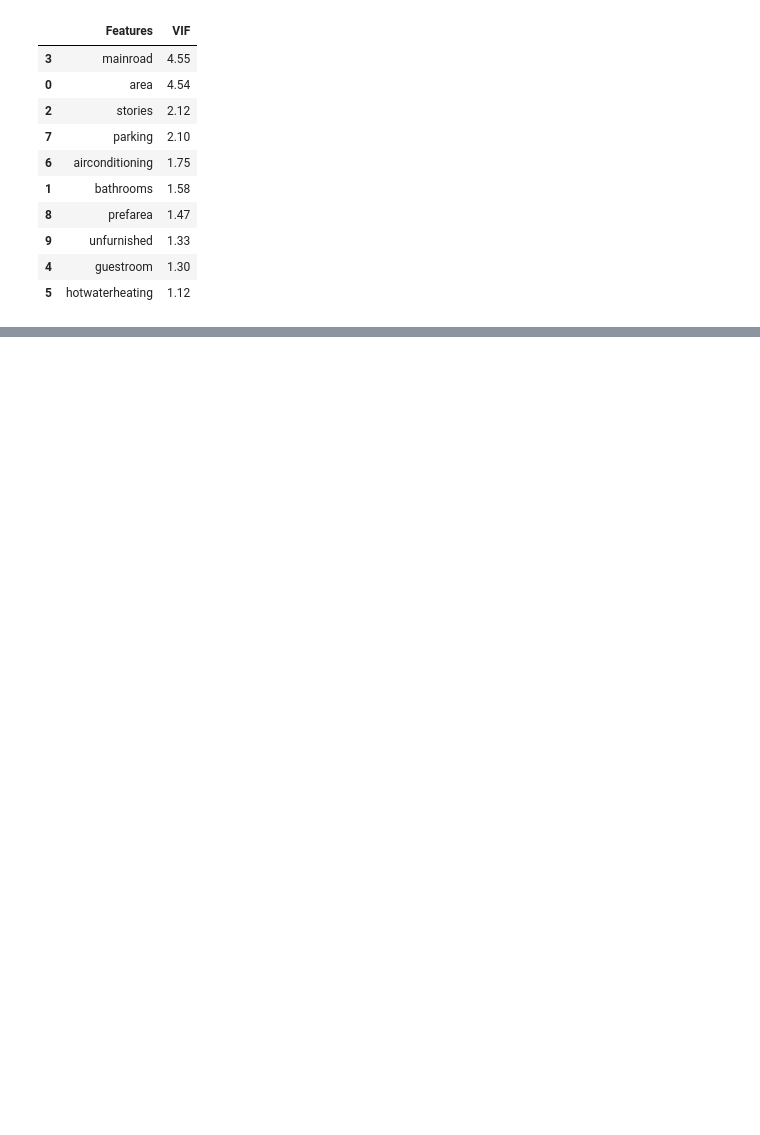
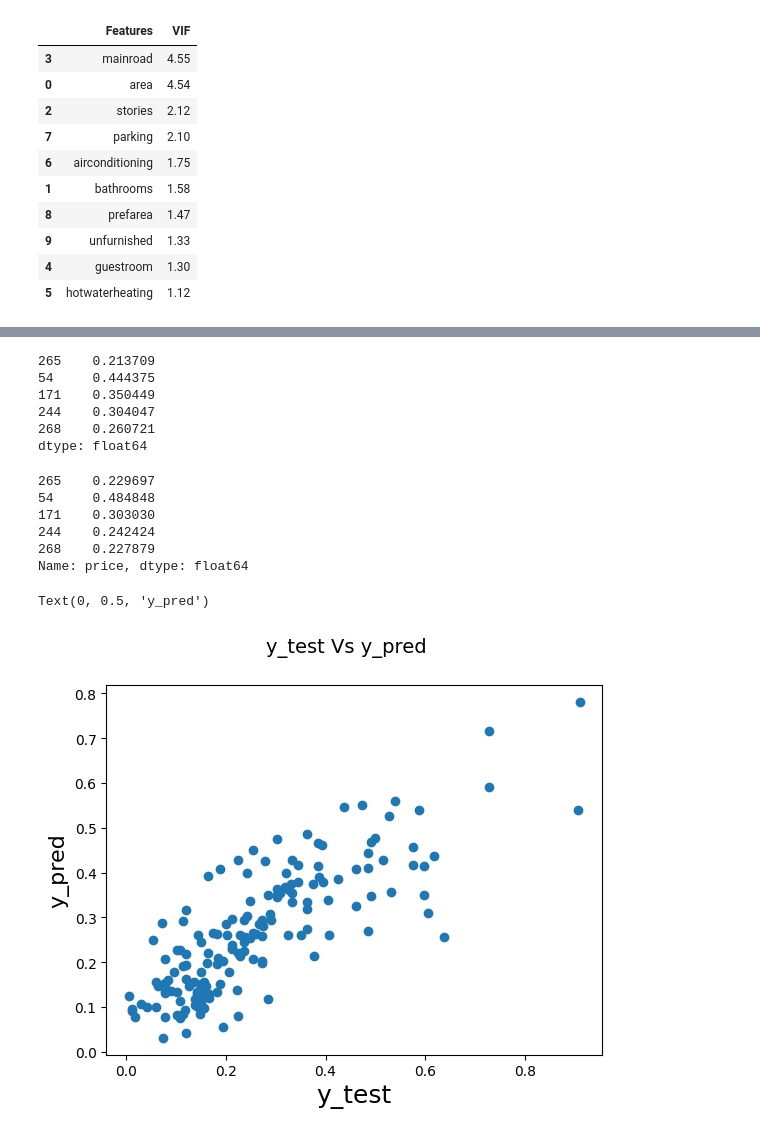
Before and after one commit to pydatakla/Maths, a Jupyter notebook: Notebooks/LinearRegression.ipynb, the cells around one changed output, grey strips where cells are left out. Drawn from its saved outputs; the diff is of its cells as text; code cells hidden in the pictures; blank space fills up the shorter version.

```diff
--- a/Notebooks/LinearRegression.ipynb
+++ b/Notebooks/LinearRegression.ipynb
@@ -2728,0 +2737,5 @@ vif
+# %%
+# Making predictions
+# Appplying the scaling on the test sets
+num_vars = ['area', 'bedrooms', 'bathrooms', 'stories', 'parking', 'price']
+df_test[num_vars] = scaler.transform(df_test[num_vars])
@@ -2728,0 +2754,43 @@ vif
+# %%
+# Dividing into x_test and y_test
+y_test = df_test.pop('price')
+X_test = df_test
+# %%
+# Adding a constant variable to test dataframe
+X_test_m4 = sm.add_constant(X_test)
+
+# Creating X_test_m4 dataframe by dropping variables from X_test_m4
+X_test_m4 = X_test_m4.drop(['bedrooms', 'semi-furnished', 'basement'], axis=1)
+
+# Making predictions using the fourth model
+y_pred_m4 = lr_4.predict(X_test_m4)
+# %%
+y_pred_m4.head()
+# %% [output]
+265    0.213709
+54     0.444375
+171    0.350449
+244    0.304047
+268    0.260721
+dtype: float64
+# %%
+y_test.head()
+# %% [output]
+265    0.229697
+54     0.484848
+171    0.303030
+244    0.242424
+268    0.227879
+Name: price, dtype: float64
+# %%
+# Model evaluation
+# Plotting the graph for actual versus predicted values
+
+fig = plt.figure()
+plt.scatter(y_test, y_pred_m4)
+fig.suptitle('y_test Vs y_pred', fontsize=14)
+plt.xlabel('y_test', fontsize=18)
+plt.ylabel('y_pred', fontsize=16)
+# %% [output]
+Text(0, 0.5, 'y_pred')
+[figure, added]
```
Also changed, not shown: parts of 17 cells of this notebook, 1 other file.
